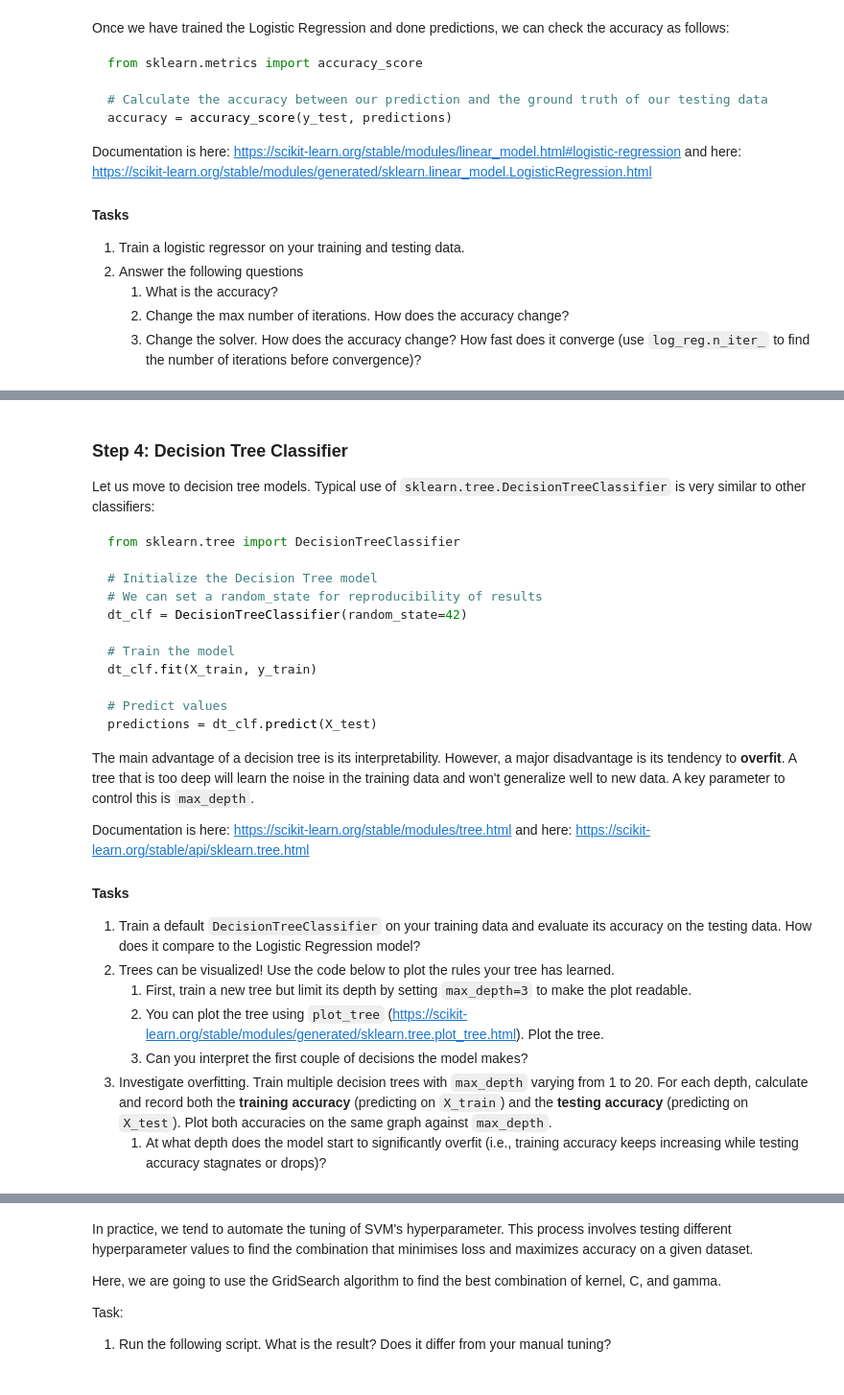
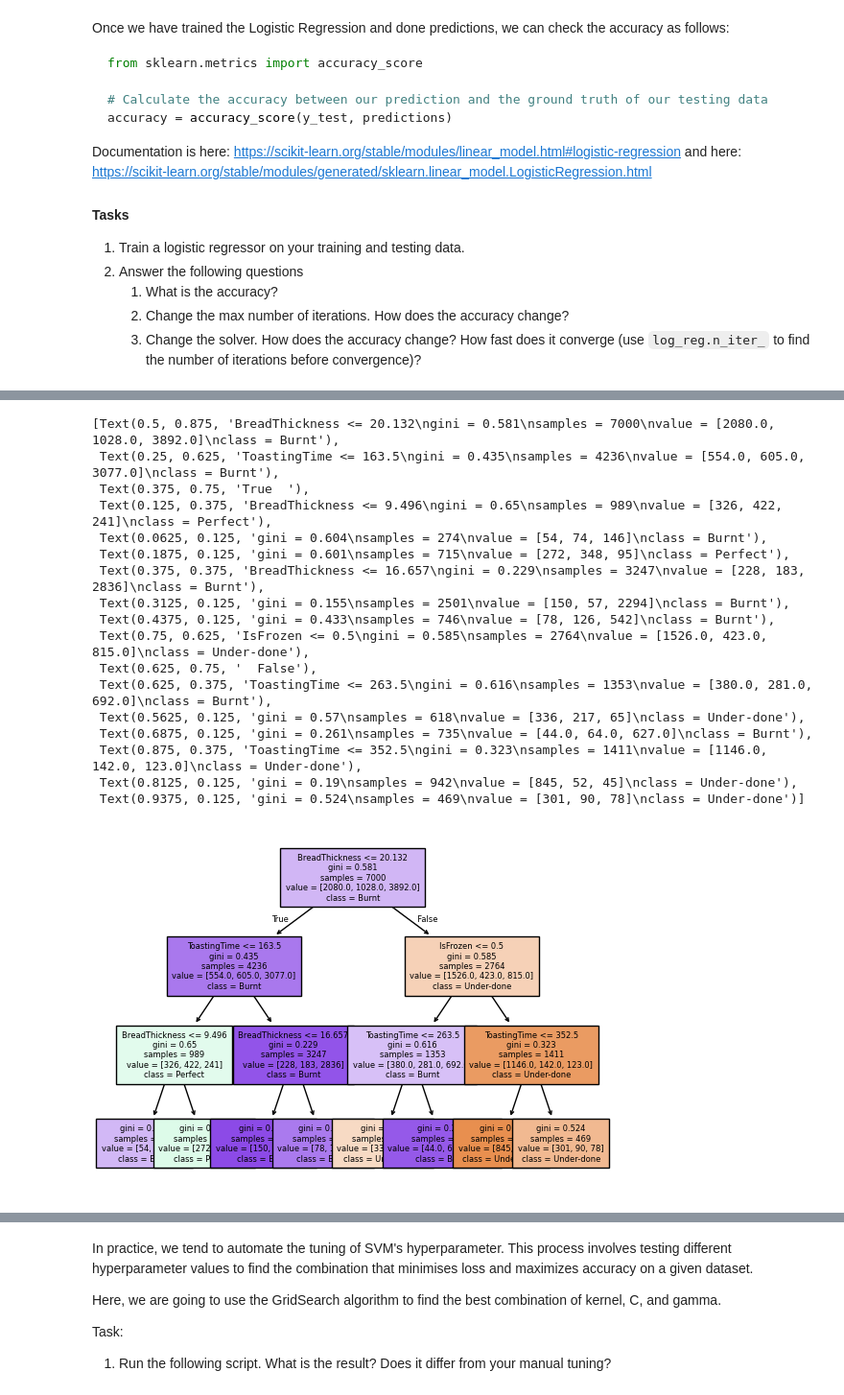
Before and after one commit to koilkl/ISDN3000C_Lab07_template, a Jupyter notebook: ISDN3000C_Lab07.ipynb, the cells around one changed output, grey strips where cells are left out. Shown at 96% size. Saved outputs shown, nothing was run; the diff lists cells and outputs as text; code cells hidden in the pictures.

````diff
--- a/ISDN3000C_Lab07.ipynb
+++ b/ISDN3000C_Lab07.ipynb
@@ -28,7 +28,7 @@ import pandas as pd
 
 np.random.seed(42)
 
-def generate_toaster_data_interactive(n_samples=100000):
+def generate_toaster_data_interactive(n_samples=10000):
     # Feature Generation
     toasting_time = np.random.randint(60, 500, n_samples)
     bread_thickness = np.random.uniform(5, 30, n_samples)
@@ -299,7 +306,7 @@ Documentation is here: https://scikit-learn.org/stable/modules/linear_model.html
 from sklearn.linear_model import LogisticRegression
 
 # Initialize the Logistic Regression model
-log_reg = LogisticRegression(max_iter=50,solver='newton-cholesky')
+log_reg = LogisticRegression(max_iter=200,solver='newton-cholesky')
 
 # Train the model
 log_reg.fit(X_train, y_train)
@@ -309,3 +376,16 @@ predictions = log_reg.predict(X_test)
+# %%
+# --- TODO: Train a default `DecisionTreeClassifier`, and visualize the tree. --- #
+from sklearn.tree import DecisionTreeClassifier
+
+# Initialize the Decision Tree model
+# We can set a random_state for reproducibility of results
+dt_clf = DecisionTreeClassifier(random_state=42,max_depth=3)
+
+# Train the model
+dt_clf.fit(X_train, y_train)
+
+# Predict values
+predictions = dt_clf.predict(X_test)
 # %%
 from sklearn.metrics import accuracy_score
 
@@ -331,32 +396,0 @@ Double click the cell and answer the following questions
-# %% [markdown]
-### Step 4: Decision Tree Classifier
-
-Let us move to decision tree models. Typical use of `sklearn.tree.DecisionTreeClassifier` is very similar to other classifiers:
-
-```python
-from sklearn.tree import DecisionTreeClassifier
-
-# Initialize the Decision Tree model
-# We can set a random_state for reproducibility of results
-dt_clf = DecisionTreeClassifier(random_state=42)
-
-# Train the model
-dt_clf.fit(X_train, y_train)
-
-# Predict values
-predictions = dt_clf.predict(X_test)
-```
-
-The main advantage of a decision tree is its interpretability. However, a major disadvantage is its tendency to **overfit**. A tree that is too deep will learn the noise in the training data and won't generalize well to new data. A key parameter to control this is `max_depth`.
-
-Documentation is here: https://scikit-learn.org/stable/modules/tree.html and here: https://scikit-learn.org/stable/api/sklearn.tree.html
-
-#### Tasks
-
-1.  Train a default `DecisionTreeClassifier` on your training data and evaluate its accuracy on the testing data. How does it compare to the Logistic Regression model?
-2.  Trees can be visualized! Use the code below to plot the rules your tree has learned.
-    1.   First, train a new tree but limit its depth by setting `max_depth=3` to make the plot readable.
-    2.   You can plot the tree using ```plot_tree``` (https://scikit-learn.org/stable/modules/generated/sklearn.tree.plot_tree.html). Plot the tree.
-    3. Can you interpret the first couple of decisions the model makes?
-3.  Investigate overfitting. Train multiple decision trees with `max_depth` varying from 1 to 20. For each depth, calculate and record both the **training accuracy** (predicting on `X_train`) and the **testing accuracy** (predicting on `X_test`). Plot both accuracies on the same graph against `max_depth`.
-    1.   At what depth does the model start to significantly overfit (i.e., training accuracy keeps increasing while testing accuracy stagnates or drops)?
@@ -365,3 +397,26 @@ Documentation is here: https://scikit-learn.org/stable/modules/tree.html and her
+# %%
+from sklearn import tree
+tree.plot_tree(dt_clf,feature_names=['ToastingTime', 'BreadThickness', 'AmbientTemp', 'IsFrozen'],class_names=['Under-done','Perfect','Burnt'],\
+               filled=True,fontsize=6)
+# %% [output]
+[Text(0.5, 0.875, 'BreadThickness <= 20.132\ngini = 0.581\nsamples = 7000\nvalue = [2080.0, 1028.0, 3892.0]\nclass = Burnt'),
+ Text(0.25, 0.625, 'ToastingTime <= 163.5\ngini = 0.435\nsamples = 4236\nvalue = [554.0, 605.0, 3077.0]\nclass = Burnt'),
+ Text(0.375, 0.75, 'True  '),
+ Text(0.125, 0.375, 'BreadThickness <= 9.496\ngini = 0.65\nsamples = 989\nvalue = [326, 422, 241]\nclass = Perfect'),
+ Text(0.0625, 0.125, 'gini = 0.604\nsamples = 274\nvalue = [54, 74, 146]\nclass = Burnt'),
+ Text(0.1875, 0.125, 'gini = 0.601\nsamples = 715\nvalue = [272, 348, 95]\nclass = Perfect'),
+ Text(0.375, 0.375, 'BreadThickness <= 16.657\ngini = 0.229\nsamples = 3247\nvalue = [228, 183, 2836]\nclass = Burnt'),
+ Text(0.3125, 0.125, 'gini = 0.155\nsamples = 2501\nvalue = [150, 57, 2294]\nclass = Burnt'),
+ Text(0.4375, 0.125, 'gini = 0.433\nsamples = 746\nvalue = [78, 126, 542]\nclass = Burnt'),
+ Text(0.75, 0.625, 'IsFrozen <= 0.5\ngini = 0.585\nsamples = 2764\nvalue = [1526.0, 423.0, 815.0]\nclass = Under-done'),
+ Text(0.625, 0.75, '  False'),
+ Text(0.625, 0.375, 'ToastingTime <= 263.5\ngini = 0.616\nsamples = 1353\nvalue = [380.0, 281.0, 692.0]\nclass = Burnt'),
+ Text(0.5625, 0.125, 'gini = 0.57\nsamples = 618\nvalue = [336, 217, 65]\nclass = Under-done'),
+ Text(0.6875, 0.125, 'gini = 0.261\nsamples = 735\nvalue = [44.0, 64.0, 627.0]\nclass = Burnt'),
+ Text(0.875, 0.375, 'ToastingTime <= 352.5\ngini = 0.323\nsamples = 1411\nvalue = [1146.0, 142.0, 123.0]\nclass = Under-done'),
+ Text(0.8125, 0.125, 'gini = 0.19\nsamples = 942\nvalue = [845, 52, 45]\nclass = Under-done'),
+ Text(0.9375, 0.125, 'gini = 0.524\nsamples = 469\nvalue = [301, 90, 78]\nclass = Under-done')]
+[figure, added]
 # %% [markdown]
 **TODO:**
 
````
Also changed, not shown: parts of 38 cells of this notebook.
